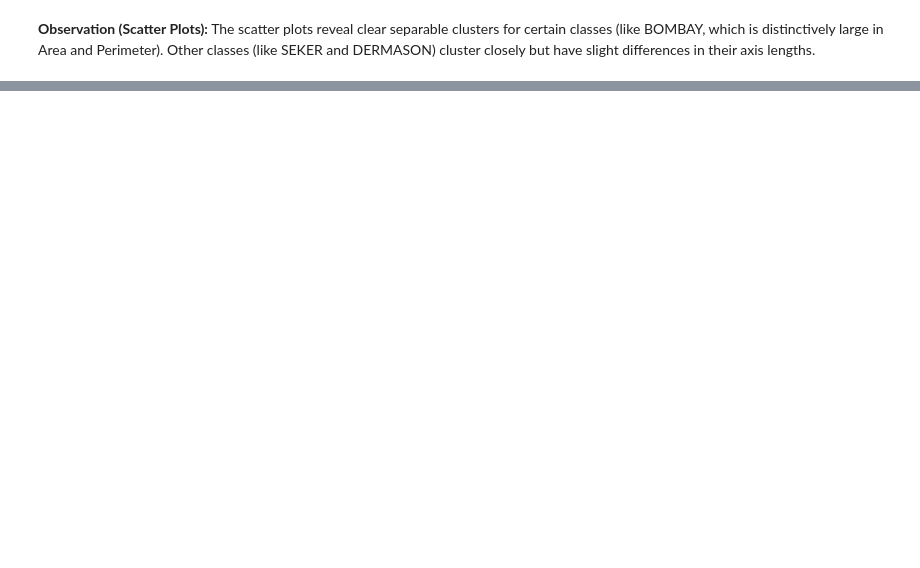
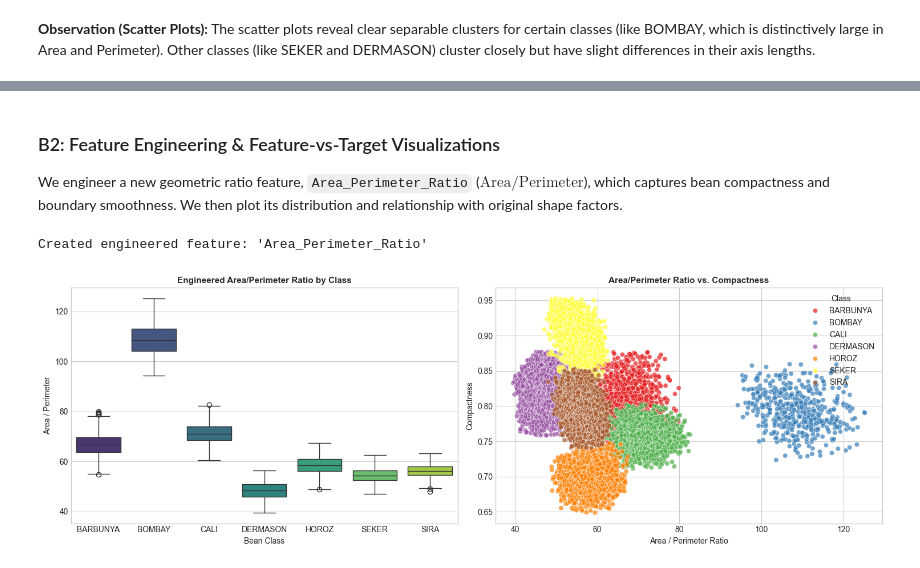
Before and after one commit to likhith1253/ML_Capstone, a Jupyter notebook: classification/classification_preprocessing.ipynb, the cells around one changed output, grey strips where cells are left out. Drawn from its saved outputs; the diff is of its cells as text; code cells hidden in the pictures; blank space fills up the shorter version.

```diff
--- a/classification/classification_preprocessing.ipynb
+++ b/classification/classification_preprocessing.ipynb
@@ -220,0 +237,29 @@ Preprocessed data saved to data/classification/ directory.
+# %% [markdown]
+### B2: Feature Engineering & Feature-vs-Target Visualizations
+
+We engineer a new geometric ratio feature, `Area_Perimeter_Ratio` ($\text{Area} / \text{Perimeter}$), which captures bean compactness and boundary smoothness. We then plot its distribution and relationship with original shape factors.
+# %%
+# Create engineered feature
+df_cleaned['Area_Perimeter_Ratio'] = df_cleaned['Area'] / df_cleaned['Perimeter']
+print("Created engineered feature: 'Area_Perimeter_Ratio'")
+
+# Feature Engineering Diagnostic Visualizations
+fig, axes = plt.subplots(1, 2, figsize=(15, 5))
+
+# Plot 1: Area_Perimeter_Ratio across Bean Classes
+sns.boxplot(x='Class', y='Area_Perimeter_Ratio', data=df_cleaned, palette='viridis', ax=axes[0])
+axes[0].set_title("Engineered Area/Perimeter Ratio by Class", fontsize=11, fontweight='bold')
+axes[0].set_xlabel("Bean Class")
+axes[0].set_ylabel("Area / Perimeter")
+
+# Plot 2: Relationship between Area_Perimeter_Ratio and Compactness
+sns.scatterplot(x='Area_Perimeter_Ratio', y='Compactness', hue='Class', data=df_cleaned, alpha=0.7, palette='Set1', ax=axes[1])
+axes[1].set_title("Area/Perimeter Ratio vs. Compactness", fontsize=11, fontweight='bold')
+axes[1].set_xlabel("Area / Perimeter Ratio")
+axes[1].set_ylabel("Compactness")
+
+plt.tight_layout()
+plt.show()
+# %% [output]
+Created engineered feature: 'Area_Perimeter_Ratio'
+[figure, added]
```
Also changed, not shown: parts of 14 cells of this notebook, 3 other files.
